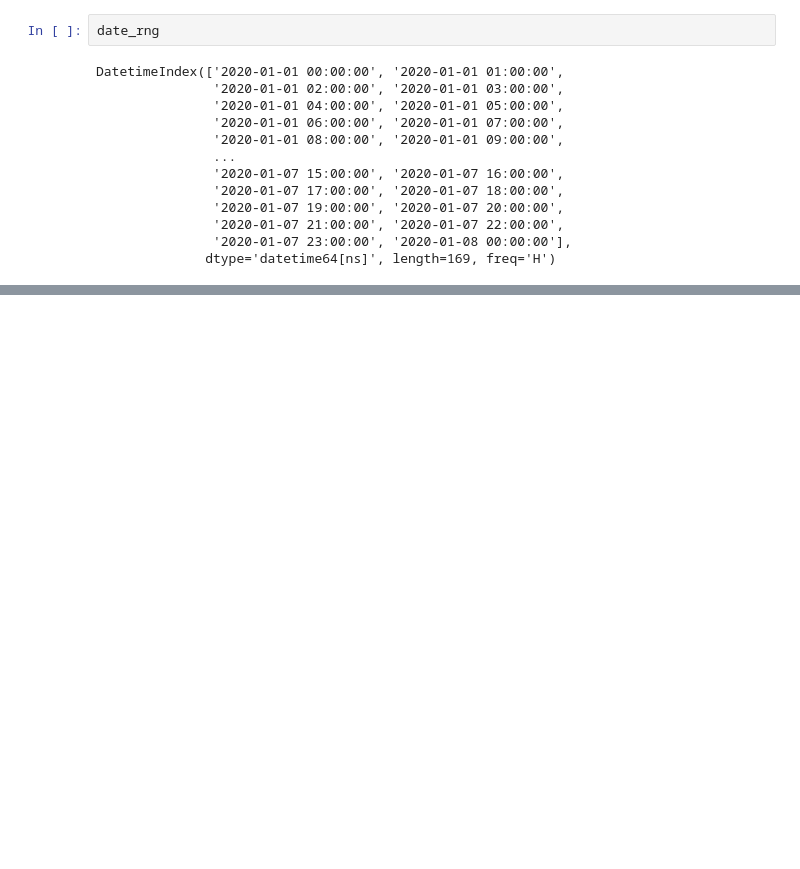
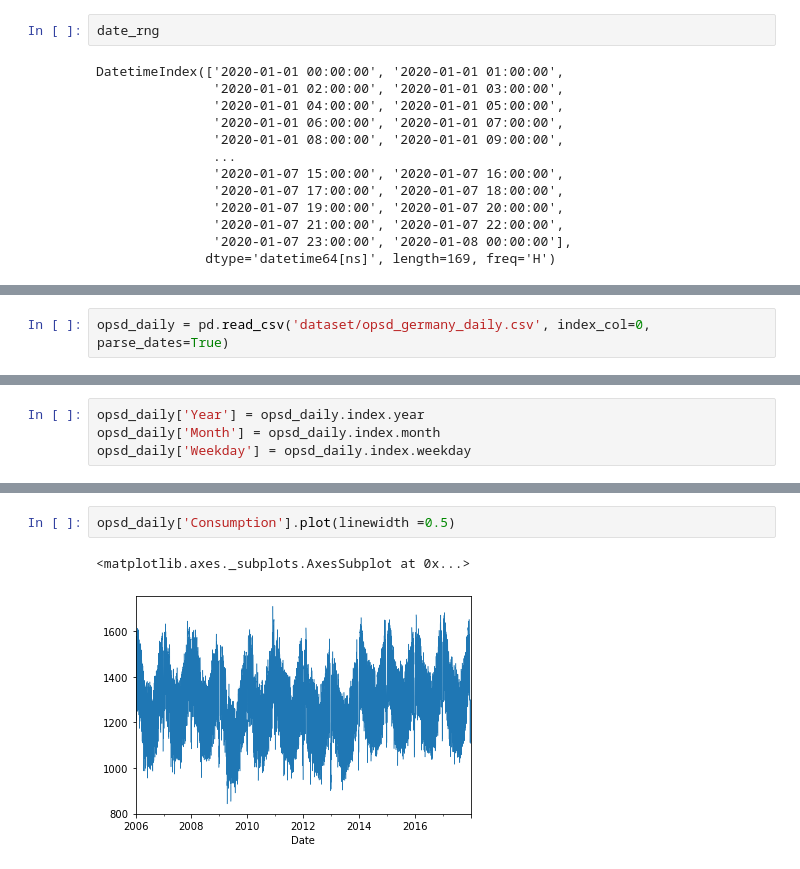
Before and after one commit to firdausnutrihadi/Hacktive8_Telkom, a Jupyter notebook: Sesi_6_Ulang.ipynb, the cells around one changed output, grey strips where cells are left out. Cells and saved outputs as stored; diff of their text form; blank space fills up the shorter version.

```diff
--- a/Sesi_6_Ulang.ipynb
+++ b/Sesi_6_Ulang.ipynb
@@ -290,0 +466,2 @@ DatetimeIndex(['2020-01-01 00:00:00', '2020-01-01 01:00:00',
+# %%
+opsd_daily = pd.read_csv('dataset/opsd_germany_daily.csv', index_col=0, parse_dates=True)
@@ -290,0 +478,4 @@ DatetimeIndex(['2020-01-01 00:00:00', '2020-01-01 01:00:00',
+# %%
+opsd_daily['Year'] = opsd_daily.index.year
+opsd_daily['Month'] = opsd_daily.index.month
+opsd_daily['Weekday'] = opsd_daily.index.weekday
@@ -290,0 +513,5 @@ DatetimeIndex(['2020-01-01 00:00:00', '2020-01-01 01:00:00',
+# %%
+opsd_daily['Consumption'].plot(linewidth =0.5)
+# %% [output]
+<matplotlib.axes._subplots.AxesSubplot at 0x...>
+[figure, added]
```
Also changed, not shown: parts of 28 cells of this notebook, 5 other files.
